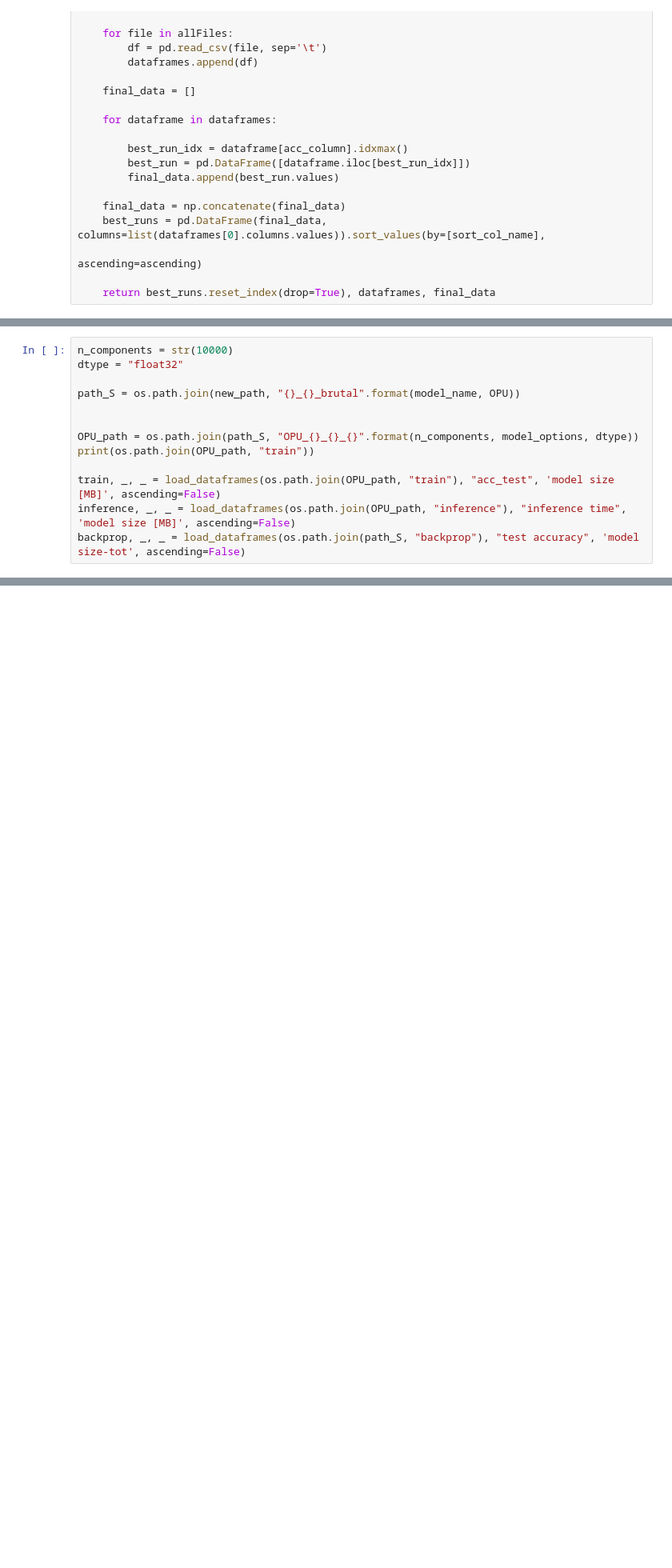
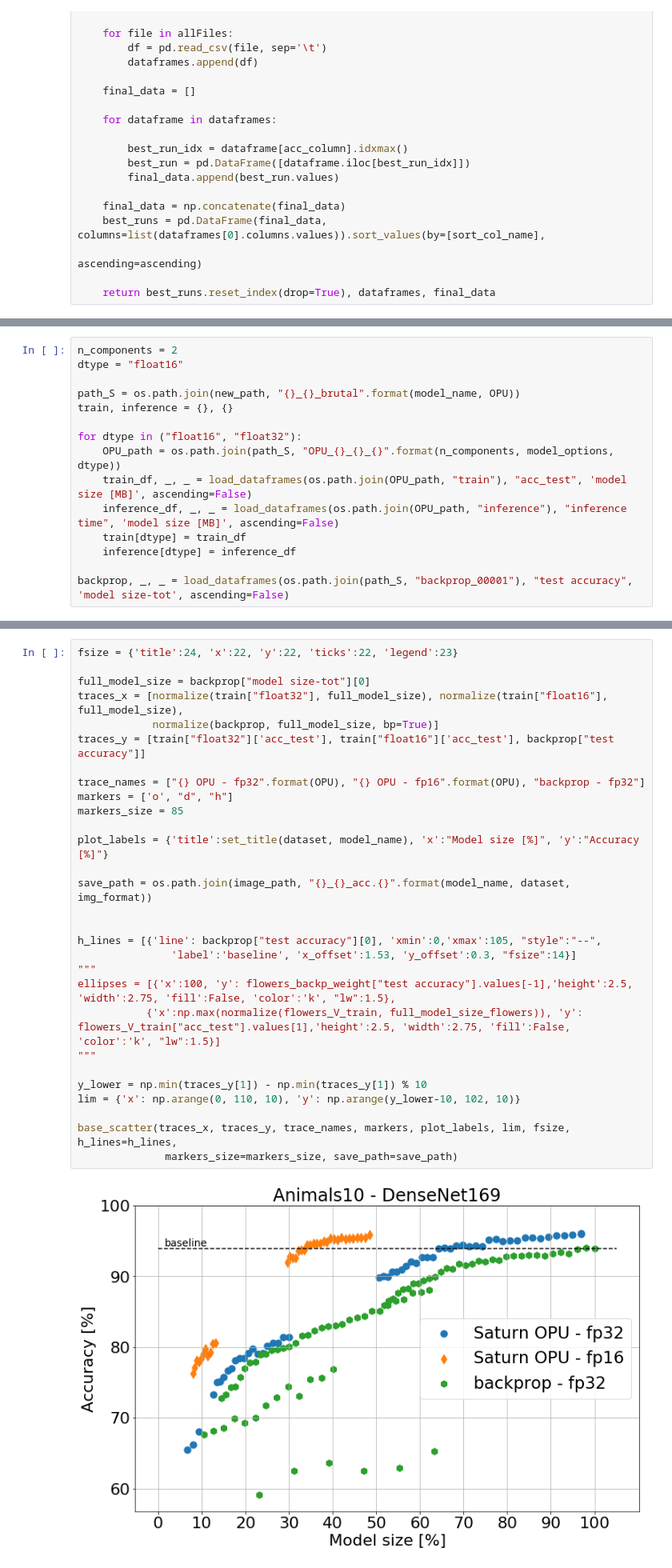
Before and after one commit to lightonai/transfer-learning-opu, a Jupyter notebook: notebooks/naive_plots.ipynb, the cells around one changed output, grey strips where cells are left out. Shown: that part at 80% size. Saved outputs shown, nothing was run; the diff lists cells and outputs as text; blank space fills up the shorter version.

```diff
--- a/notebooks/naive_plots.ipynb
+++ b/notebooks/naive_plots.ipynb
@@ -65,13 +93,15 @@ img_format='svg'
 # %%
-n_components = str(10000)
-dtype = "float32"
+n_components = 2
+dtype = "float16"
 
 path_S = os.path.join(new_path, "{}_{}_brutal".format(model_name, OPU))
+train, inference = {}, {}
 
+for dtype in ("float16", "float32"):
+    OPU_path = os.path.join(path_S, "OPU_{}_{}_{}".format(n_components, model_options, dtype))
+    train_df, _, _ = load_dataframes(os.path.join(OPU_path, "train"), "acc_test", 'model size [MB]', ascending=False)
+    inference_df, _, _ = load_dataframes(os.path.join(OPU_path, "inference"), "inference time", 'model size [MB]', ascending=False)
+    train[dtype] = train_df
+    inference[dtype] = inference_df
 
-OPU_path = os.path.join(path_S, "OPU_{}_{}_{}".format(n_components, model_options, dtype))
-print(os.path.join(OPU_path, "train"))
-
-train, _, _ = load_dataframes(os.path.join(OPU_path, "train"), "acc_test", 'model size [MB]', ascending=False)
-inference, _, _ = load_dataframes(os.path.join(OPU_path, "inference"), "inference time", 'model size [MB]', ascending=False)
-backprop, _, _ = load_dataframes(os.path.join(path_S, "backprop"), "test accuracy", 'model size-tot', ascending=False)
+backprop, _, _ = load_dataframes(os.path.join(path_S, "backprop_00001"), "test accuracy", 'model size-tot', ascending=False)
@@ -87,0 +108,31 @@ plt.show()
+# %%
+fsize = {'title':24, 'x':22, 'y':22, 'ticks':22, 'legend':23}
+
+full_model_size = backprop["model size-tot"][0]
+traces_x = [normalize(train["float32"], full_model_size), normalize(train["float16"], full_model_size),
+            normalize(backprop, full_model_size, bp=True)]
+traces_y = [train["float32"]['acc_test'], train["float16"]['acc_test'], backprop["test accuracy"]]
+
+trace_names = ["{} OPU - fp32".format(OPU), "{} OPU - fp16".format(OPU), "backprop - fp32"]
+markers = ['o', "d", "h"]
+markers_size = 85
+
+plot_labels = {'title':set_title(dataset, model_name), 'x':"Model size [%]", 'y':"Accuracy [%]"}
+
+save_path = os.path.join(image_path, "{}_{}_acc.{}".format(model_name, dataset, img_format))
+
+
+h_lines = [{'line': backprop["test accuracy"][0], 'xmin':0,'xmax':105, "style":"--",
+               'label':'baseline', 'x_offset':1.53, 'y_offset':0.3, "fsize":14}]
+"""
+ellipses = [{'x':100, 'y': flowers_backp_weight["test accuracy"].values[-1],'height':2.5, 'width':2.75, 'fill':False, 'color':'k', "lw":1.5},
+           {'x':np.max(normalize(flowers_V_train, full_model_size_flowers)), 'y': flowers_V_train["acc_test"].values[1],'height':2.5, 'width':2.75, 'fill':False, 'color':'k', "lw":1.5}]
+"""
+
+y_lower = np.min(traces_y[1]) - np.min(traces_y[1]) % 10
+lim = {'x': np.arange(0, 110, 10), 'y': np.arange(y_lower-10, 102, 10)}
+
+base_scatter(traces_x, traces_y, trace_names, markers, plot_labels, lim, fsize, h_lines=h_lines,
+              markers_size=markers_size, save_path=save_path)
+# %% [output]
+[figure, added]
```
Also changed, not shown: parts of 10 cells of this notebook, 3 other files.
